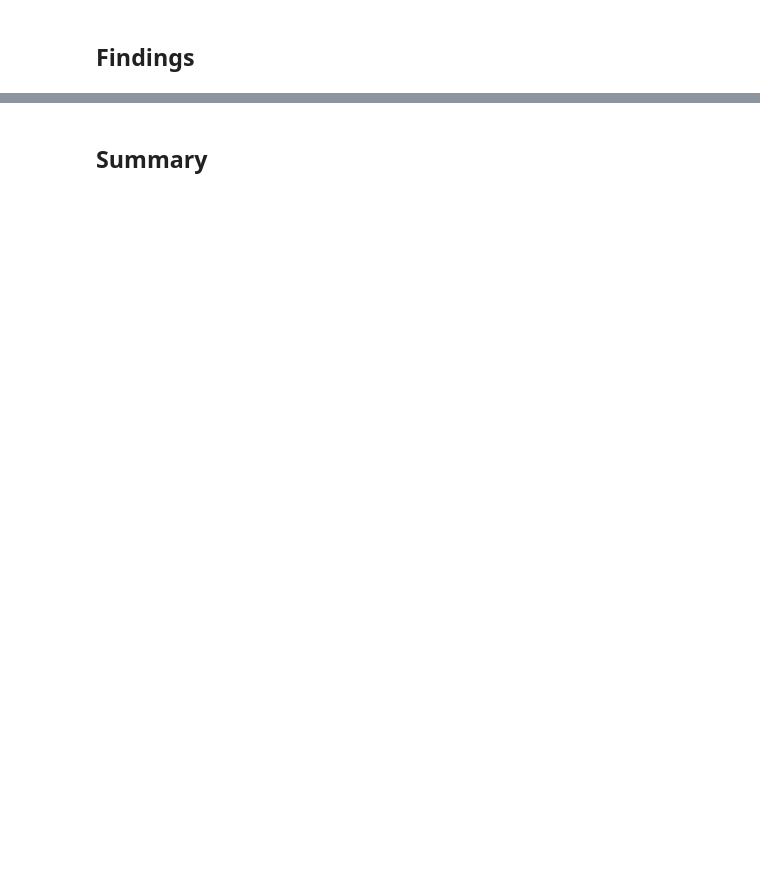
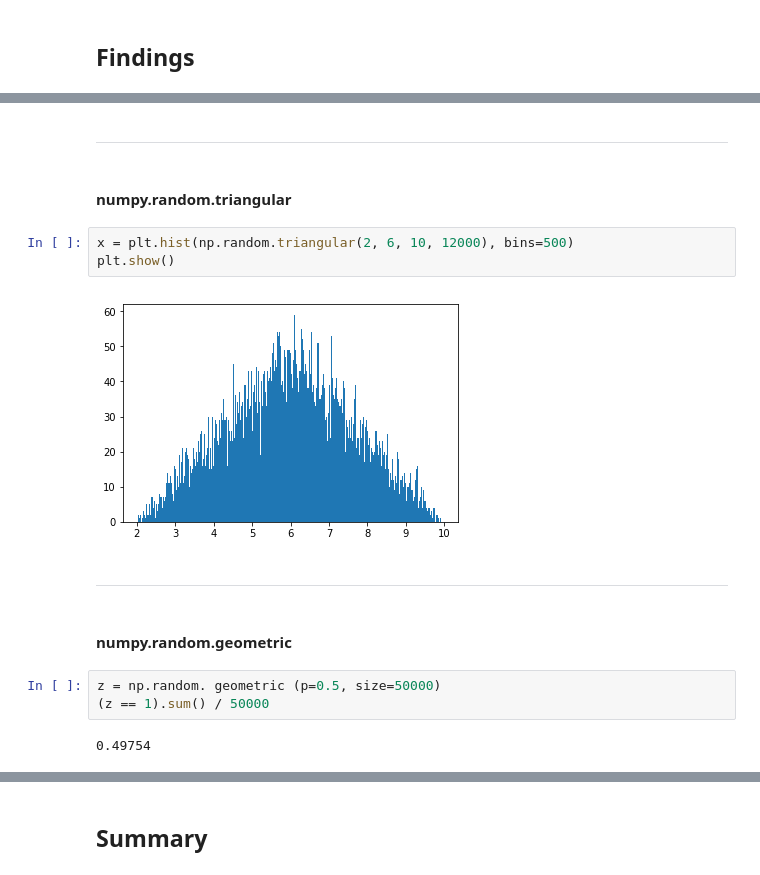
Before and after one commit to vwalsh86/Prog-for-DA-Practical-Work, a Jupyter notebook: numpy-random.ipynb, the cells around one changed output, grey strips where cells are left out. Cells and saved outputs as stored; diff of their text form; blank space fills up the shorter version.

```diff
--- a/numpy-random.ipynb
+++ b/numpy-random.ipynb
@@ -40,0 +103,18 @@ It is my intention with this repository to investigate and satisfy these followi
+# %% [markdown]
+----------------------------------
+# %% [markdown]
+#### numpy.random.triangular
+# %%
+x = plt.hist(np.random.triangular(2, 6, 10, 12000), bins=500)
+plt.show()
+# %% [output]
+[figure, added]
+# %% [markdown]
+--------------------------
+# %% [markdown]
+#### numpy.random.geometric
+# %%
+z = np.random. geometric (p=0.5, size=50000)
+(z == 1).sum() / 50000
+# %% [output]
+0.49754
```
Also changed, not shown: parts of 36 cells of this notebook.
